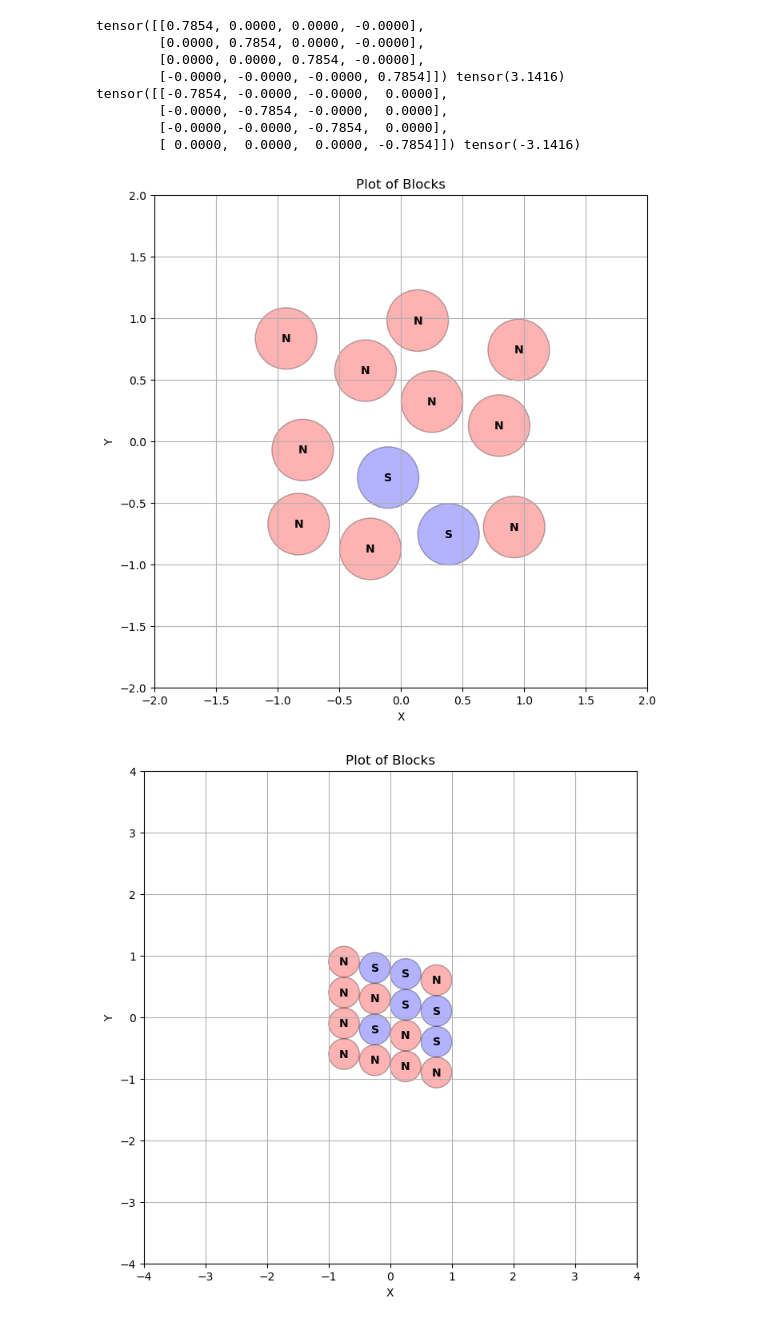
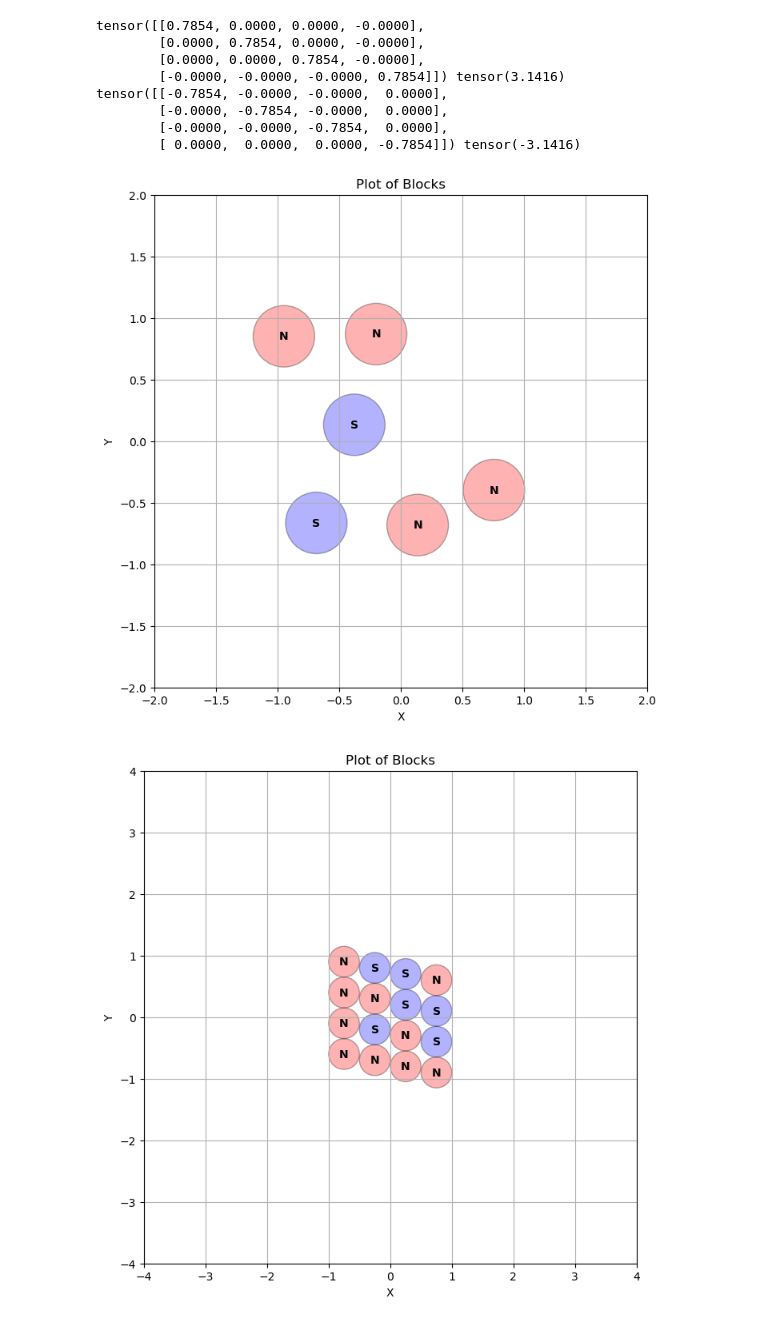
Before and after one commit to ProgrammableMatterLab/code-theory, a Jupyter notebook: test.ipynb, the cells around one changed output. Cells and saved outputs as stored; diff of their text form; code cells hidden in the pictures.

```diff
--- a/test.ipynb
+++ b/test.ipynb
@@ -52,12 +55,12 @@ tensor([[-0.7854, -0.0000, -0.0000,  0.0000],
         [-0.0000, -0.0000, -0.7854,  0.0000],
         [ 0.0000,  0.0000,  0.0000, -0.7854]]) tensor(-3.1416)
 # %%
-c = generators.gen_rand_block(12, lambda: 0.25)
+c = generators.gen_rand_block(6, lambda: 0.25)
 d = c.mate()
 # c.rotate(30)
 plot.plot_faces([c])
 # %% [output]
-[figure, old version]
+[figure, new version]
 # %%
 w = generators.gen_had_block(4)
 A = torch.tensor([[1.0,-0.2],[0.0,1.0]])
```
Also changed, not shown: parts of 1 cell of this notebook.
